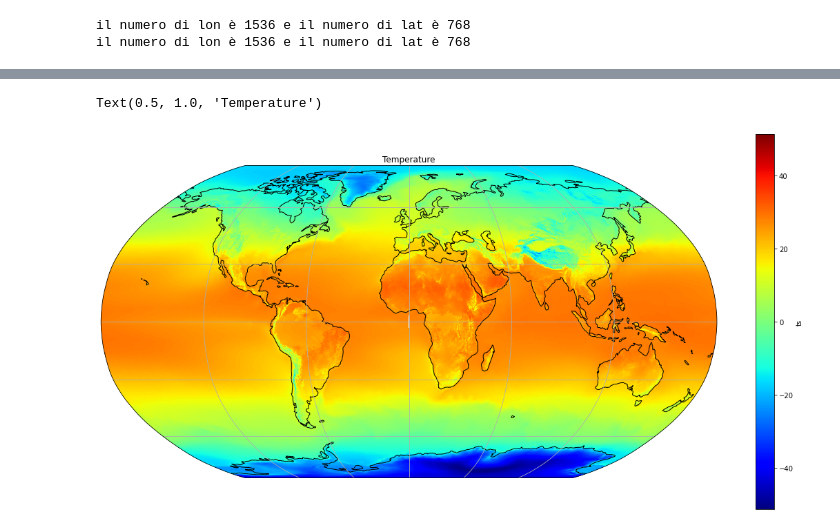
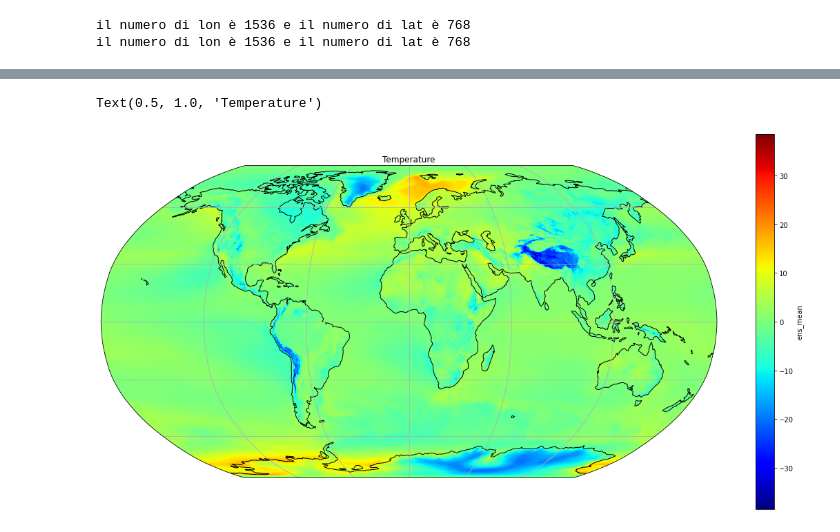
Before and after one commit to giodefa96/final_exam_envi, a Jupyter notebook: bozza/first_part.ipynb, the cells around one changed output, grey strips where cells are left out. Drawn from its saved outputs; the diff is of its cells as text; code cells hidden in the pictures.

```diff
--- a/bozza/first_part.ipynb
+++ b/bozza/first_part.ipynb
@@ -218,8 +154,0 @@ Dimensions without coordinates: bnds
-# %%
-fig = plt.figure(figsize=(20, 10))
-p0 = ens.ens_mean.plot(transform=ccrs.PlateCarree(),subplot_kws={'projection': ccrs.Robinson()},
-                            cmap='jet')
-p0.axes.coastlines()
-p0.axes.gridlines()
-plt.rcParams["figure.figsize"] = (10,10)
-plt.title('Temperature' )
@@ -241,0 +209,4 @@ model_hiram_celsius_mean_time = (model_hiram.ts - 273.15 ).mean('time')
+# %%
+ens = model_mri_interp.merge(model_hiram.ts.rename('ts2'))
+ens = ens.drop_vars(('lat_bnds','lon_bnds','time_bnds'))
+ens
@@ -241,0 +240,5 @@ model_hiram_celsius_mean_time = (model_hiram.ts - 273.15 ).mean('time')
+# %%
+ens['ts_anomaly'] = ens.ts - ens.ts.mean(('time','lon'))
+ens['ts2_anomaly'] = ens.ts2 - ens.ts2.mean(('time','lon'))
+ens = ens.drop_vars(('ts','ts2'))
+ens
@@ -241,0 +263,9 @@ model_hiram_celsius_mean_time = (model_hiram.ts - 273.15 ).mean('time')
+# %%
+ens_mean = ens.to_array(dim='new').mean('new')
+ens_stdev = ens.to_array(dim='new2').std('new2')
+
+ens['ens_mean'] = ens_mean  # convert to Celsius
+ens['ens_stdev'] = ens_stdev
+ens = ens.drop_vars(('ts_anomaly','ts2_anomaly'))
+
+ens
@@ -242,11 +290,11 @@ model_hiram_celsius_mean_time = (model_hiram.ts - 273.15 ).mean('time')
 # %%
 fig = plt.figure(figsize=(20, 10))
-p0 = model_mri_interp_celsius_mean_time.plot(transform=ccrs.PlateCarree(),subplot_kws={'projection': ccrs.Robinson()},
+p0 = ens.ens_mean.mean('time').plot(transform=ccrs.PlateCarree(),subplot_kws={'projection': ccrs.Robinson()},
                             cmap='jet')
 p0.axes.coastlines()
 p0.axes.gridlines()
 plt.rcParams["figure.figsize"] = (10,10)
 plt.title('Temperature' )
 # %% [output]
 Text(0.5, 1.0, 'Temperature')
-[figure, old version]
+[figure, new version]
```
Also changed, not shown: parts of 23 cells of this notebook, 1 other file.
